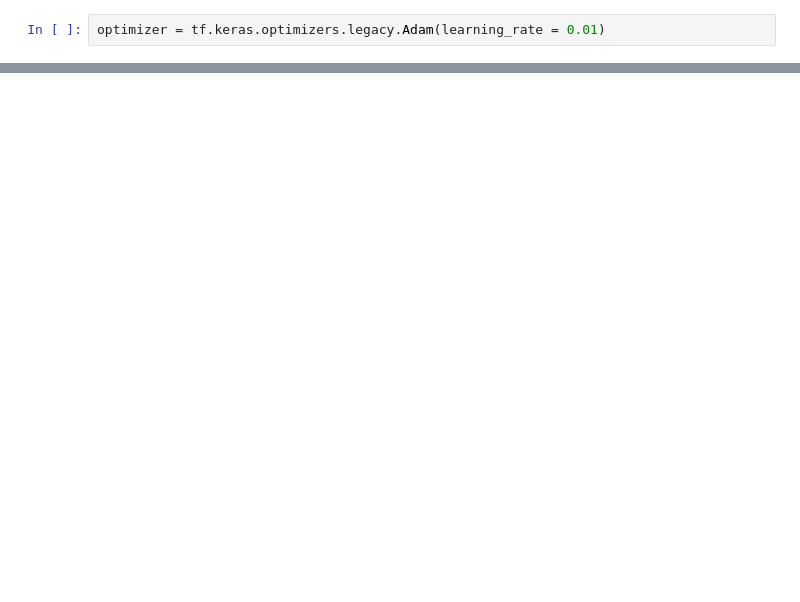
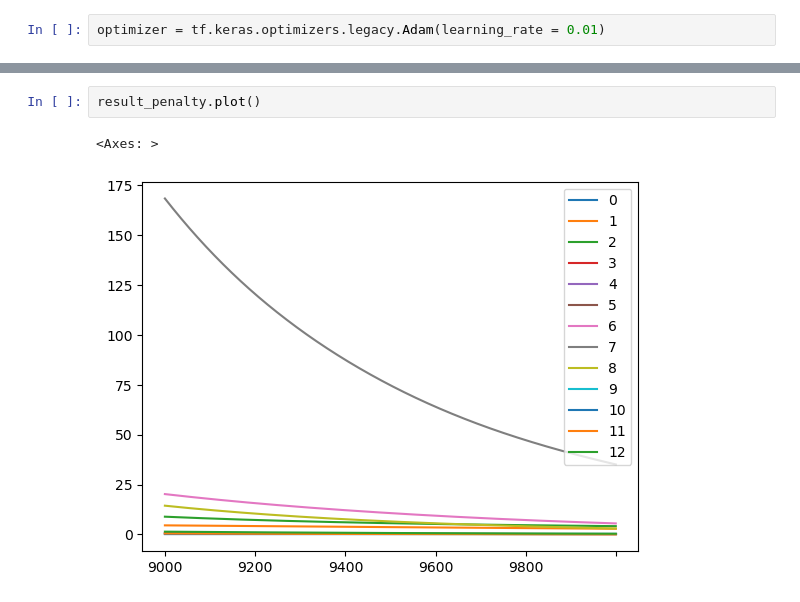
Before and after one commit to QIYIHAN/Empirical-Price-Bounds, a Jupyter notebook: ObjFunc.ipynb, the cells around one changed output, grey strips where cells are left out. Drawn from its saved outputs; the diff is of its cells as text; blank space fills up the shorter version.

```diff
--- a/ObjFunc.ipynb
+++ b/ObjFunc.ipynb
@@ -235,0 +300,5 @@ array([ 6665.24982372,   238.80760873,  3735.1870098 ,   864.6584886 ,
+# %%
+result_penalty.plot()
+# %% [output]
+<Axes: >
+[figure, added]
```
Also changed, not shown: parts of 14 cells of this notebook.
